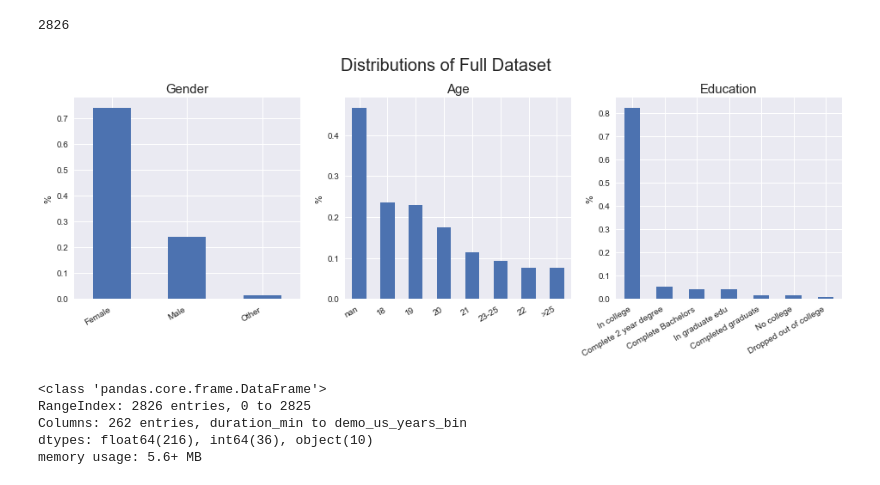
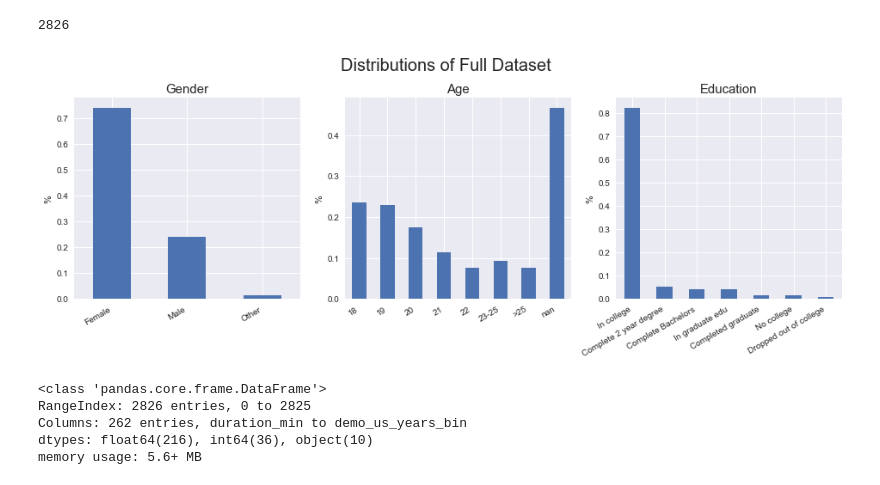
Before and after one commit to anthonybaulo/emerging-adulthood-psych-study, a Jupyter notebook: main/plots.ipynb, the cells around one changed output. Drawn from its saved outputs; the diff is of its cells as text; code cells hidden in the pictures.

Commit message:
Update x-axis of age plot

```diff
--- a/main/plots.ipynb
+++ b/main/plots.ipynb
@@ -29,32 +29,33 @@ df.demo_sex.count()
 # %%
 fig, axes = plt.subplots(1,3, figsize=(16,5))
 ax1, ax2, ax3 = axes.flatten()
 
 sex = df.demo_sex.value_counts() / df.demo_sex.count()
 ax1 = sex.plot(kind="bar", ax=ax1)
 ax1.set_xticklabels(['Female', 'Male', 'Other'], rotation=0)
 ax1.set_title('Gender', size=15)
 ax1.set_ylabel('%')
 
 age = df.demo_age_bin.value_counts(dropna=False) / df.demo_age_bin.count()
-ax2 = age.plot(kind='bar', rot=0, ax=ax2)
+age.sort_index(inplace=True)
+ax2 = age.plot(kind='bar', rot=0, ax=ax2, )
 ax2.set_title('Age', size=15)
 ax2.set_ylabel('%')
 
 edu = df.demo_edu.value_counts() / df.demo_edu.count()
 ax3 = edu.plot(kind='bar', rot=0, ax=ax3)
 ax3.set_xticklabels(['In college', 'Complete 2 year degree', 'Complete Bachelors',
                      'In graduate edu', 'Completed graduate', 'No college', 'Dropped out of college'], rotation=90)
 ax3.set_title('Education', size=15)
 ax3.set_ylabel('%')
 
 # fig.tight_layout()
 fig.autofmt_xdate()
 fig.suptitle('Distributions of Full Dataset', size=20)
 plt.subplots_adjust(top=0.85)
 # plt.savefig(imagepath/'demo_dist_full_df.png', dpi=300)
 # %% [output]
-[figure, old version]
+[figure, new version]
 # %%
 df.info()
 # %% [output]
```
Also changed, not shown: 1 other file.
